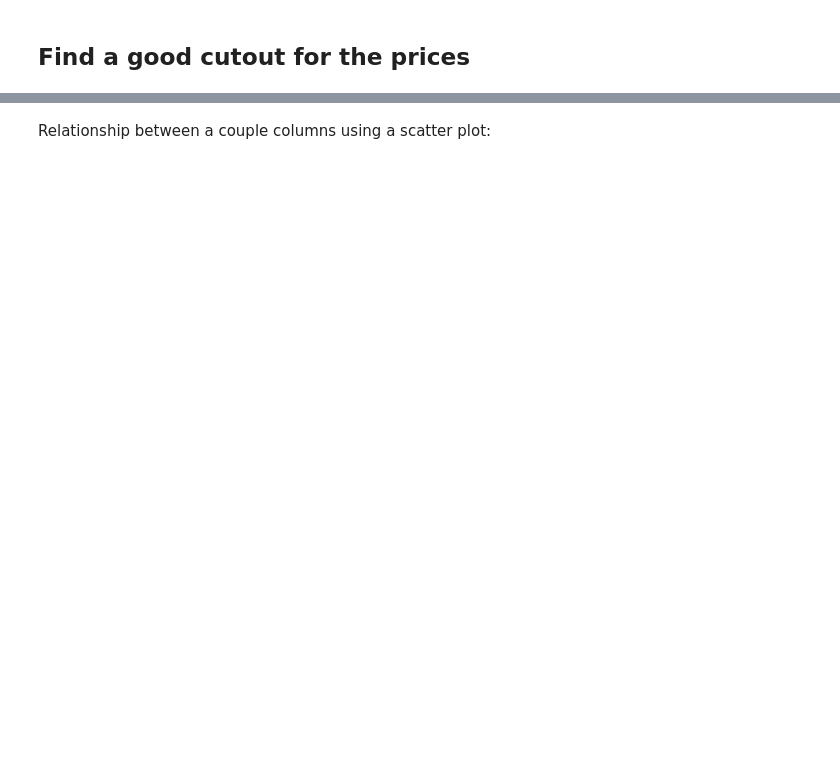
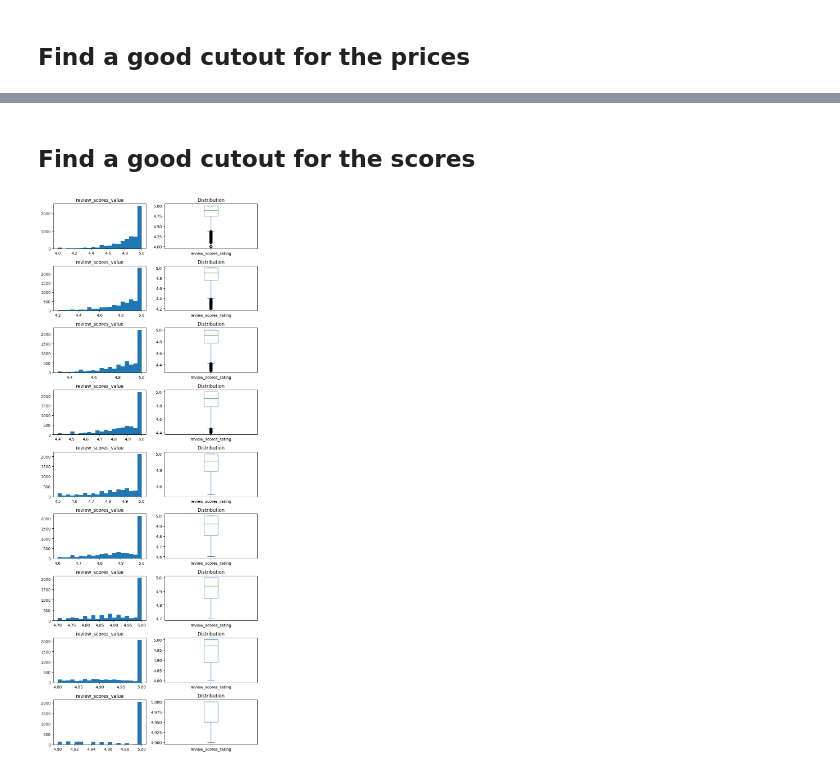
Before and after one commit to MaGiiK02/AirBnB_score_prediction, a Jupyter notebook: data_analyisis/target_conlumns_analysis.ipynb, the cells around one changed output, grey strips where cells are left out. Cells and saved outputs as stored; diff of their text form; code cells hidden in the pictures; blank space fills up the shorter version.

```diff
--- a/data_analyisis/target_conlumns_analysis.ipynb
+++ b/data_analyisis/target_conlumns_analysis.ipynb
@@ -104,2 +110,22 @@ plt.show()
-# %% [markdown]
-Relationship between a couple columns using a scatter plot:
+# %% [markdown]
+## Find a good cutout for the scores
+# %%
+# Select only the numerical columns
+score_cols = df.review_scores_rating.dropna()
+
+limits_up = [4, 4.2, 4.3, 4.4, 4.5, 4.6, 4.7, 4.8, 4.9 ]
+
+# Create subplots for each column
+fig, axes = plt.subplots(nrows=len(limits_up), ncols=2, figsize=(8, 20))
+for i, l in enumerate(limits_up):
+    data = score_cols[score_cols >= l] # Remove missing values from the data
+    axes[i][0].hist(data, bins=20)
+    axes[i][0].set_title(col)
+
+    plot = data.plot(kind = 'box', ax = axes[i][1])
+    plot.set_title('Distribution')
+
+plt.tight_layout()
+plt.show()
+# %% [output]
+[figure, added]
```
Also changed, not shown: parts of 7 cells of this notebook.
